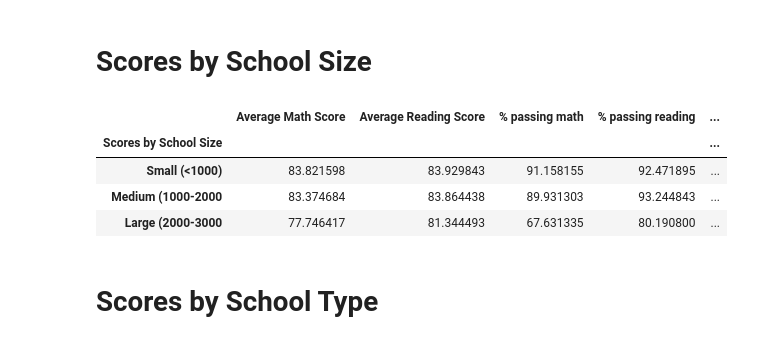
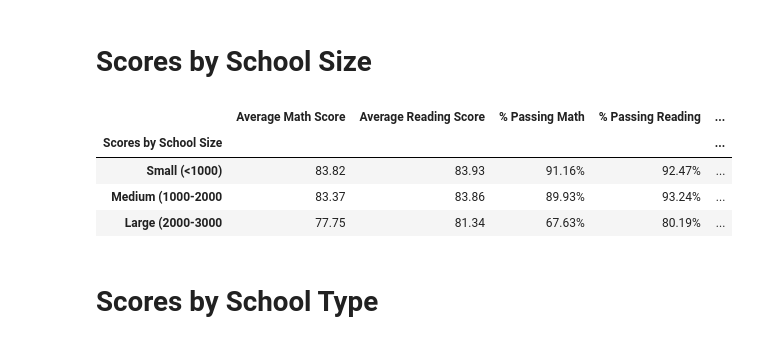
Before and after one commit to JenniferM-BShulyak/pandas-challenge, a Jupyter notebook: PyCitySchools/PyCitySchools.ipynb, the cells around one changed output. Saved outputs shown, nothing was run; the diff lists cells and outputs as text; code cells hidden in the pictures.

```diff
--- a/PyCitySchools/PyCitySchools.ipynb
+++ b/PyCitySchools/PyCitySchools.ipynb
@@ -220,17 +300,25 @@ spending_df
 # %%
 bins_size = [0, 1000, 2000, 5000] #Bins for school size (pop)
 labels_size = ["Small (<1000)", "Medium (1000-2000", "Large (2000-3000"]   #Three bins
-school_size_classifications = pd.cut(school_summary_df["Total Students"], bins_size, labels = labels_size, include_lowest=True) #Make list
+school_size_classifications = pd.cut(school_summary_og_df["Total Students"], bins_size, labels = labels_size, include_lowest=True) #Make list
 
-school_summary_size_df = school_summary_df
+school_summary_size_df = school_summary_og_df
 school_summary_size_df["Scores by School Size"] = school_size_classifications
-scorebysize_df = school_summary_size_df.groupby("Scores by School Size")[["Average Math Score", "Average Reading Score", "% passing math", "% passing reading", "% overall passing"]].mean()
+scorebysize_df = school_summary_size_df.groupby("Scores by School Size")[["Average Math Score", "Average Reading Score", "% Passing Math", "% Passing Reading", "% Overall Passing"]].mean()
+
+#Formatting
+scorebysize_df["Average Math Score"] = scorebysize_df["Average Math Score"].map("{:,.2f}".format)
+scorebysize_df["Average Reading Score"] = scorebysize_df["Average Reading Score"].map("{:,.2f}".format)
+scorebysize_df["% Passing Math"] = scorebysize_df["% Passing Math"].map("{:,.2f}%".format)
+scorebysize_df["% Passing Reading"] = scorebysize_df["% Passing Reading"].map("{:,.2f}%".format)
+scorebysize_df["% Overall Passing"] = scorebysize_df["% Overall Passing"].map("{:,.2f}%".format)
+
 scorebysize_df
 # %% [output]
-|  | Average Math Score | Average Reading Score | % passing math | % passing reading | ... |
+|  | Average Math Score | Average Reading Score | % Passing Math | % Passing Reading | ... |
 | Scores by School Size |  |  |  |  | ... |
-| Small (<1000) | 83.821598 | 83.929843 | 91.158155 | 92.471895 | ... |
-| Medium (1000-2000 | 83.374684 | 83.864438 | 89.931303 | 93.244843 | ... |
-| Large (2000-3000 | 77.746417 | 81.344493 | 67.631335 | 80.190800 | ... |
+| Small (<1000) | 83.82 | 83.93 | 91.16% | 92.47% | ... |
+| Medium (1000-2000 | 83.37 | 83.86 | 89.93% | 93.24% | ... |
+| Large (2000-3000 | 77.75 | 81.34 | 67.63% | 80.19% | ... |
 # %% [markdown]
 # Scores by School Type
```
Also changed, not shown: parts of 14 cells of this notebook.
